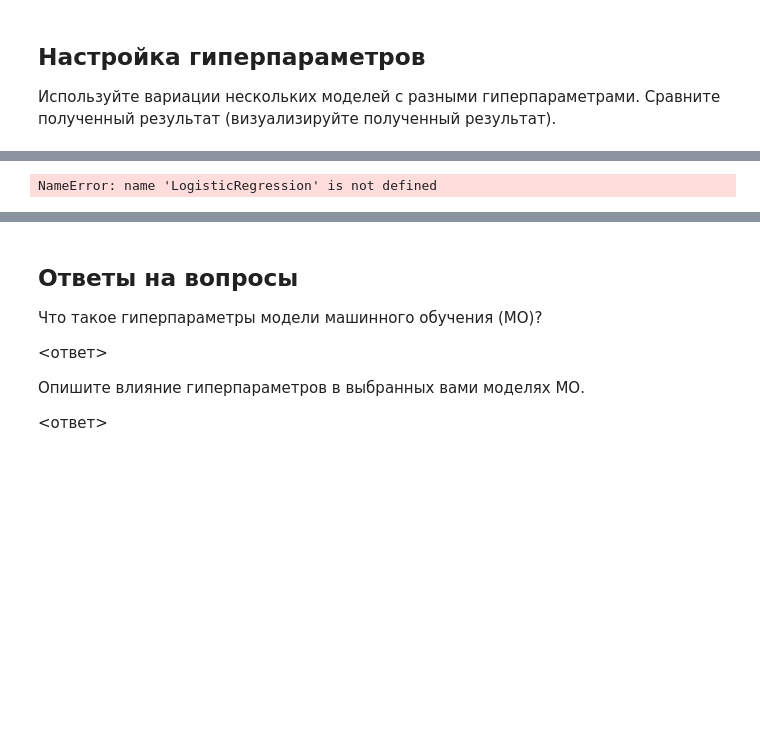
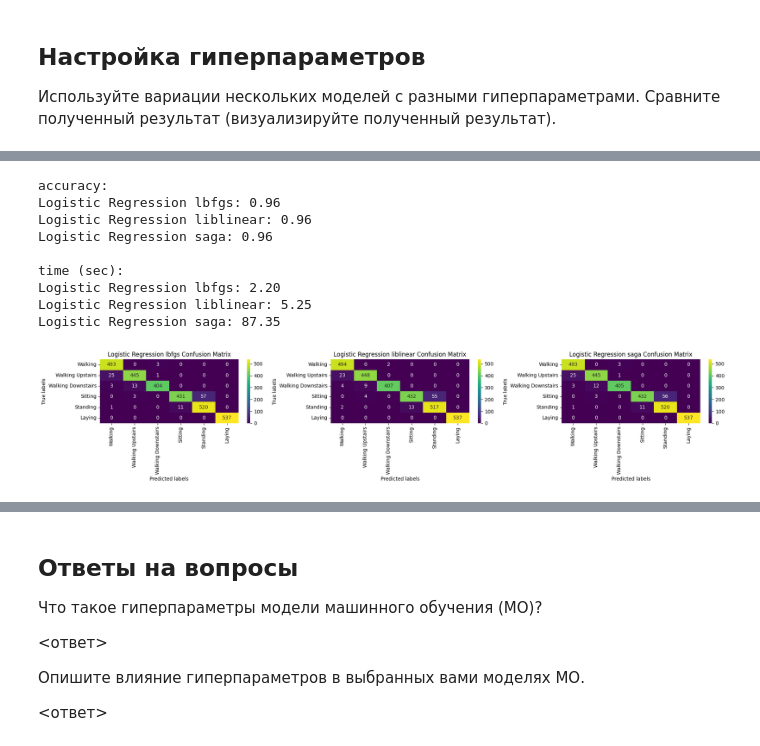
Before and after one commit to alexexexei/aai-labs, a Jupyter notebook: aai_lab1/Практическая_работа_1__Классификация.ipynb, the cells around one changed output, grey strips where cells are left out. Cells and saved outputs as stored; diff of their text form; code cells hidden in the pictures; blank space fills up the shorter version.

```diff
--- a/aai_lab1/Практическая_работа_1__Классификация.ipynb
+++ b/aai_lab1/Практическая_работа_1__Классификация.ipynb
@@ -234,18 +311,34 @@ Random Forest: 0.89
 # %%
-new_yhat_1 = LogisticRegression(max_iter=1000).fit(train_X, train_y).predict(test_X)
-new_yhat_2 = LogisticRegression(max_iter=1000).fit(train_X, train_y).predict(test_X)
-new_yhat_3 = LogisticRegression(max_iter=1000).fit(train_X, train_y).predict(test_X)
+start_time = time.time()
+new_yhat_1 = LogisticRegression(max_iter=1000, solver='lbfgs').fit(train_X, train_y).predict(test_X)
+time_1 = time.time() - start_time
+
+start_time = time.time()
+new_yhat_2 = LogisticRegression(max_iter=1000, solver='liblinear').fit(train_X, train_y).predict(test_X)
+time_2 = time.time() - start_time
+
+start_time = time.time()
+new_yhat_3 = LogisticRegression(max_iter=1000, solver='saga').fit(train_X, train_y).predict(test_X)
+time_3 = time.time() - start_time
 
 new_conf_matrix_1 = confusion_matrix(test_y, new_yhat_1)
 new_conf_matrix_2 = confusion_matrix(test_y, new_yhat_2)
 new_conf_matrix_3 = confusion_matrix(test_y, new_yhat_3)
 
-print_acc3(test_y, new_yhat_1, new_yhat_2, new_yhat_3,
-           "Logistic Regression", "Logistic Regression",
-           "Logistic Regression")
+name_1, name_2, name_3 = "Logistic Regression lbfgs", "Logistic Regression liblinear", "Logistic Regression saga"
+print_acc3(test_y, new_yhat_1, new_yhat_2, new_yhat_3, name_1, name_2, name_3)
+print_time3(time_1, time_2, time_3, name_1, name_2, name_3)
 perform(new_conf_matrix_1, new_conf_matrix_2, new_conf_matrix_3,
-        target_names, "Logistic Regression", "Logistic Regression",
-        "Logistic Regression")
+        target_names, name_1, name_2, name_3)
 # %% [output]
-NameError: name 'LogisticRegression' is not defined
+accuracy:
+Logistic Regression lbfgs: 0.96
+Logistic Regression liblinear: 0.96
+Logistic Regression saga: 0.96
+
+time (sec):
+Logistic Regression lbfgs: 2.20
+Logistic Regression liblinear: 5.25
+Logistic Regression saga: 87.35
+[figure, added]
 # %%
```
Also changed, not shown: parts of 10 cells of this notebook, 1 other file.
